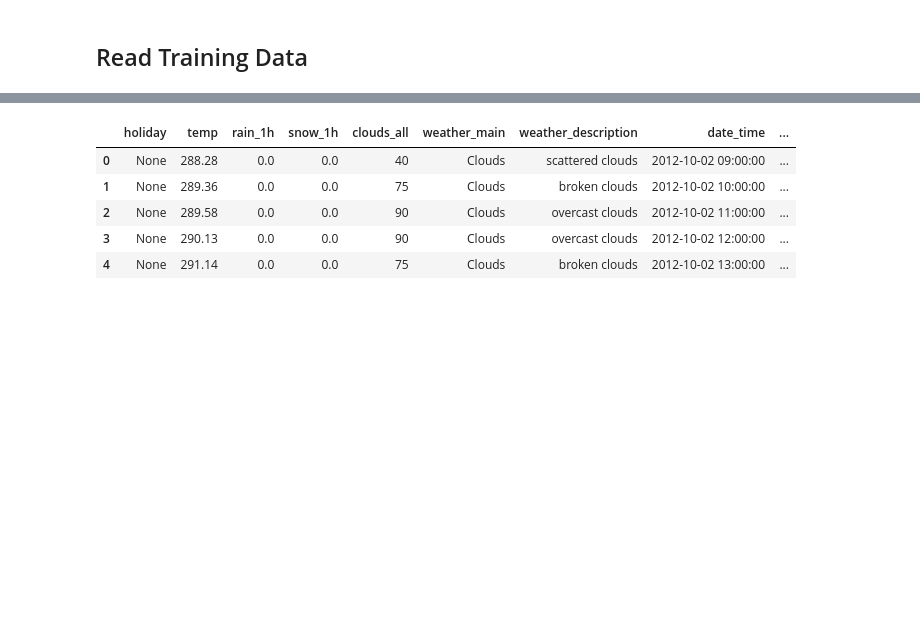
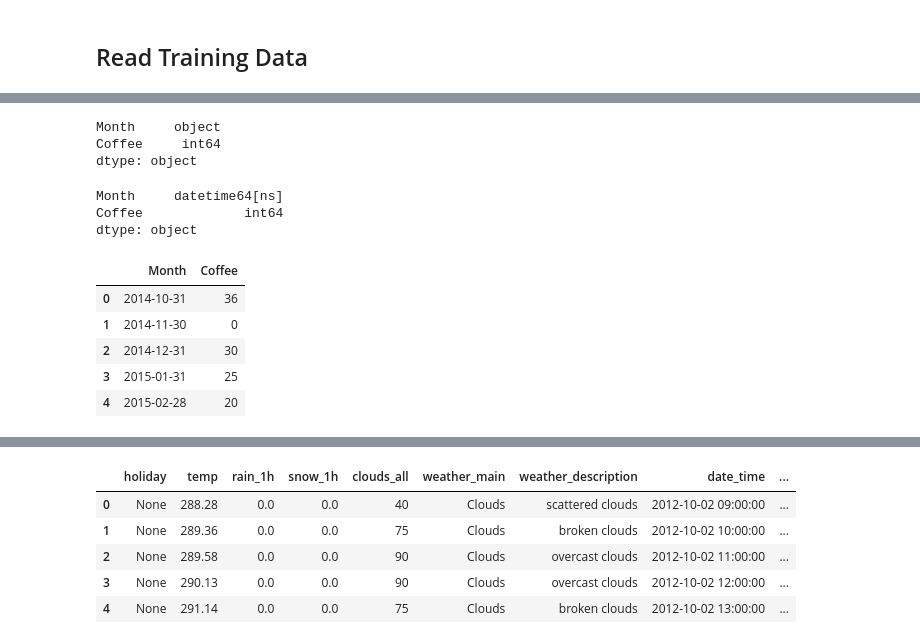
Before and after one commit to dewaalaw/dsprojects, a Jupyter notebook: search-term-analysis/src/coffee_search_trend_part_0.ipynb, the cells around one changed output, grey strips where cells are left out. Cells and saved outputs as stored; diff of their text form; code cells hidden in the pictures; blank space fills up the shorter version.

```diff
--- a/search-term-analysis/src/coffee_search_trend_part_0.ipynb
+++ b/search-term-analysis/src/coffee_search_trend_part_0.ipynb
@@ -28,0 +38,25 @@ csv_path = 'https://archive.ics.uci.edu/ml/machine-learning-databases/00492/Metr
+# %%
+# Examine Column Data Types
+df.dtypes
+# %% [output]
+Month     object
+Coffee     int64
+dtype: object
+# %%
+# Convert to Month object to date-time, adding last day of month as datestamp
+df['Month'] = pd.to_datetime(df['Month']) + MonthEnd(1)
+df.dtypes
+# %% [output]
+Month     datetime64[ns]
+Coffee             int64
+dtype: object
+# %%
+# Examine new labels
+df.head()
+# %% [output]
+|  | Month | Coffee |
+| 0 | 2014-10-31 | 36 |
+| 1 | 2014-11-30 | 0 |
+| 2 | 2014-12-31 | 30 |
+| 3 | 2015-01-31 | 25 |
+| 4 | 2015-02-28 | 20 |
```
Also changed, not shown: parts of 8 cells of this notebook.
